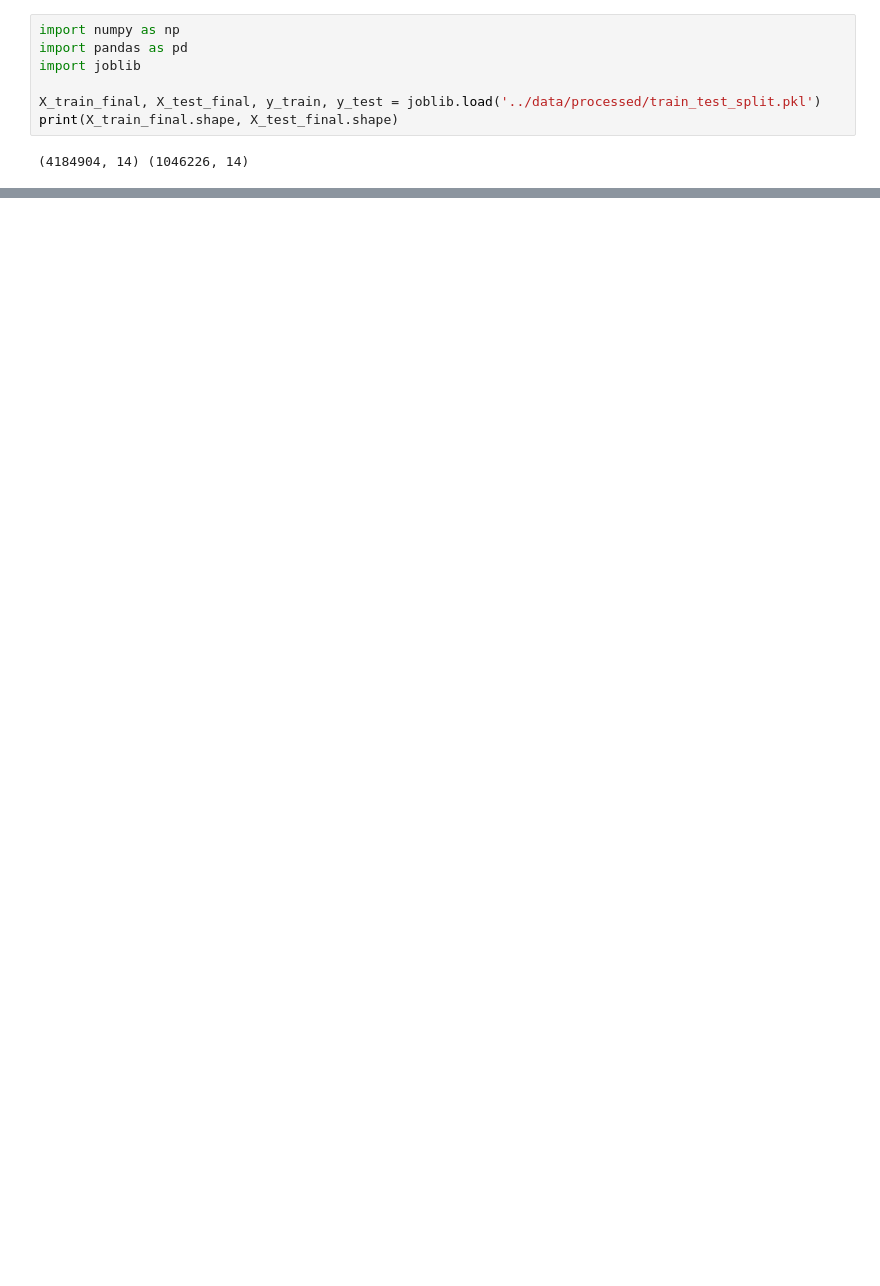
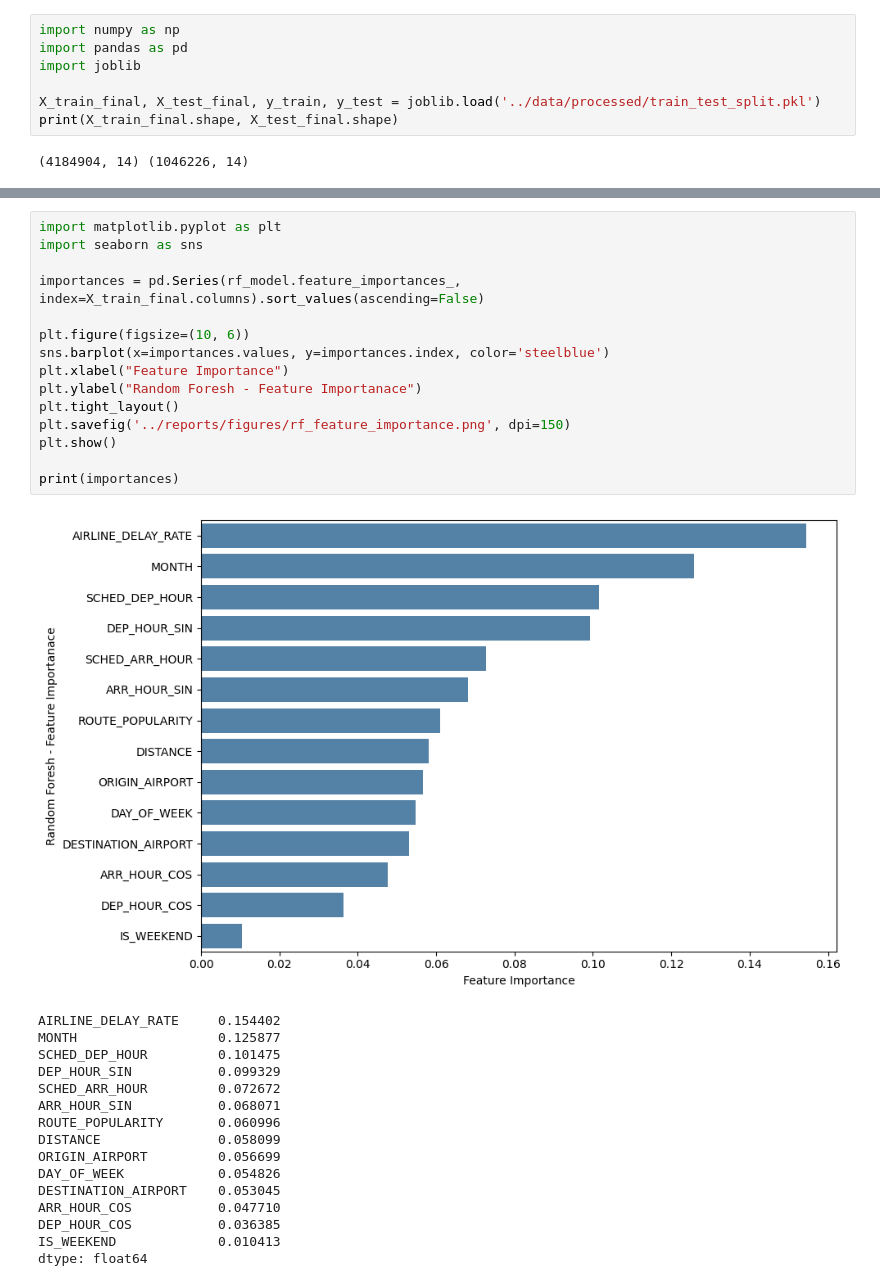
Before and after one commit to Prashant-4527/flight-delay-prediction, a Jupyter notebook: notebooks/06_random_forest.ipynb, the cells around one changed output, grey strips where cells are left out. Cells and saved outputs as stored; diff of their text form; blank space fills up the shorter version.

```diff
--- a/notebooks/06_random_forest.ipynb
+++ b/notebooks/06_random_forest.ipynb
@@ -49,3 +50,35 @@ Precision: 0.2741177243751232
 Recall: 0.6475068822056176
 F1 Score: 0.3851744230786989
 AUC-ROC: 0.6799136678270419
+# %%
+import matplotlib.pyplot as plt
+import seaborn as sns
+
+importances = pd.Series(rf_model.feature_importances_, index=X_train_final.columns).sort_values(ascending=False)
+
+plt.figure(figsize=(10, 6))
+sns.barplot(x=importances.values, y=importances.index, color='steelblue')
+plt.xlabel("Feature Importance")
+plt.ylabel("Random Foresh - Feature Importanace")
+plt.tight_layout()
+plt.savefig('../reports/figures/rf_feature_importance.png', dpi=150)
+plt.show()
+
+print(importances)
+# %% [output]
+[figure, added]
+AIRLINE_DELAY_RATE     0.154402
+MONTH                  0.125877
+SCHED_DEP_HOUR         0.101475
+DEP_HOUR_SIN           0.099329
+SCHED_ARR_HOUR         0.072672
+ARR_HOUR_SIN           0.068071
+ROUTE_POPULARITY       0.060996
+DISTANCE               0.058099
+ORIGIN_AIRPORT         0.056699
+DAY_OF_WEEK            0.054826
+DESTINATION_AIRPORT    0.053045
+ARR_HOUR_COS           0.047710
+DEP_HOUR_COS           0.036385
+IS_WEEKEND             0.010413
+dtype: float64
```
Also changed, not shown: parts of 3 cells of this notebook, 5 other files.
